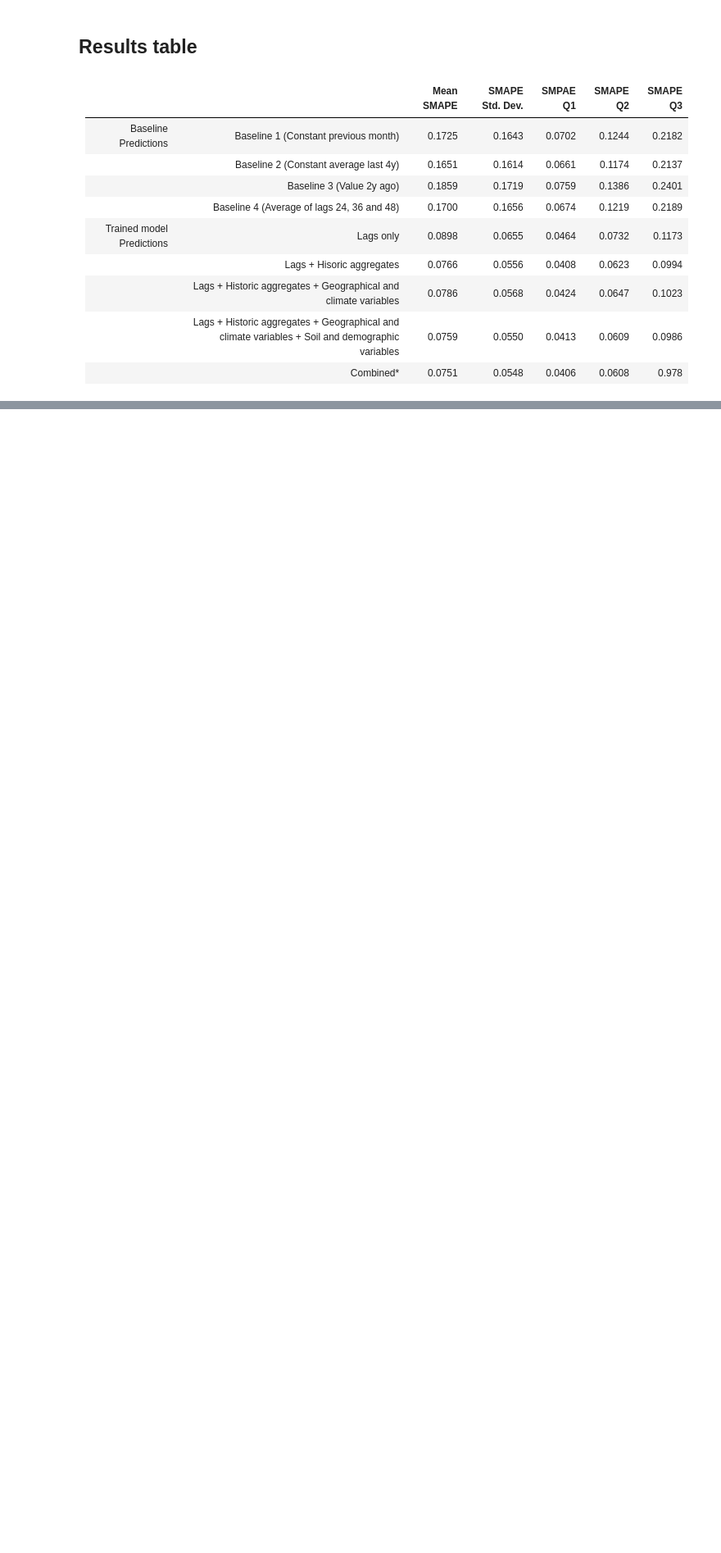
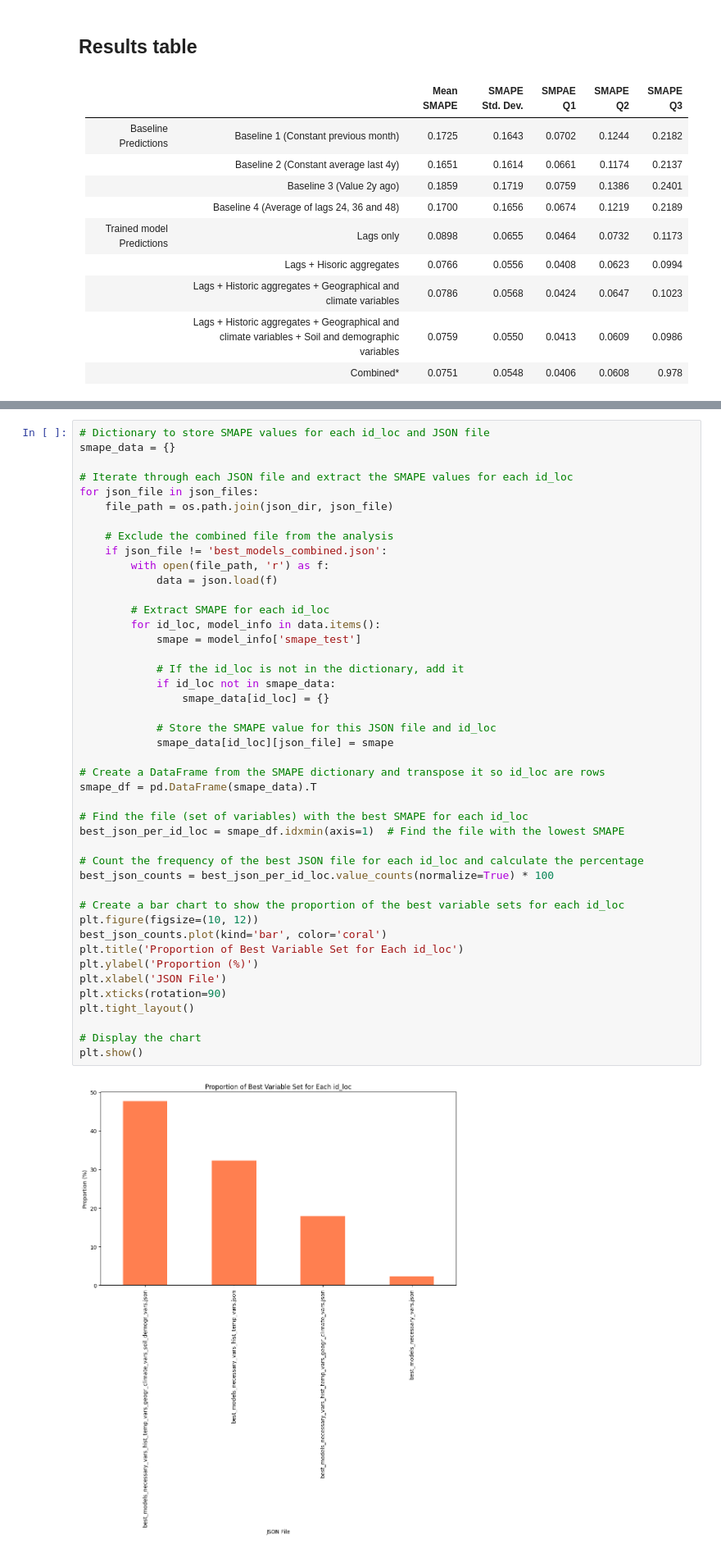
Before and after one commit to samueldepaul/AI4LS-2_Hackathon, a Jupyter notebook: Model_Exogenous_Variable_Selection.ipynb, the cells around one changed output, grey strips where cells are left out. Shown at 82% size. Cells and saved outputs as stored; diff of their text form; blank space fills up the shorter version.

```diff
--- a/Model_Exogenous_Variable_Selection.ipynb
+++ b/Model_Exogenous_Variable_Selection.ipynb
@@ -460,0 +509,46 @@ plt.show()
+# %%
+# Dictionary to store SMAPE values for each id_loc and JSON file
+smape_data = {}
+
+# Iterate through each JSON file and extract the SMAPE values for each id_loc
+for json_file in json_files:
+    file_path = os.path.join(json_dir, json_file)
+
+    # Exclude the combined file from the analysis
+    if json_file != 'best_models_combined.json':
+        with open(file_path, 'r') as f:
+            data = json.load(f)
+
+        # Extract SMAPE for each id_loc
+        for id_loc, model_info in data.items():
+            smape = model_info['smape_test']
+
+            # If the id_loc is not in the dictionary, add it
+            if id_loc not in smape_data:
+                smape_data[id_loc] = {}
+
+            # Store the SMAPE value for this JSON file and id_loc
+            smape_data[id_loc][json_file] = smape
+
+# Create a DataFrame from the SMAPE dictionary and transpose it so id_loc are rows
+smape_df = pd.DataFrame(smape_data).T
+
+# Find the file (set of variables) with the best SMAPE for each id_loc
+best_json_per_id_loc = smape_df.idxmin(axis=1)  # Find the file with the lowest SMAPE
+
+# Count the frequency of the best JSON file for each id_loc and calculate the percentage
+best_json_counts = best_json_per_id_loc.value_counts(normalize=True) * 100
+
+# Create a bar chart to show the proportion of the best variable sets for each id_loc
+plt.figure(figsize=(10, 12))
+best_json_counts.plot(kind='bar', color='coral')
+plt.title('Proportion of Best Variable Set for Each id_loc')
+plt.ylabel('Proportion (%)')
+plt.xlabel('JSON File')
+plt.xticks(rotation=90)
+plt.tight_layout()
+
+# Display the chart
+plt.show()
+# %% [output]
+[figure, added]
```
Also changed, not shown: parts of 4 cells of this notebook.
